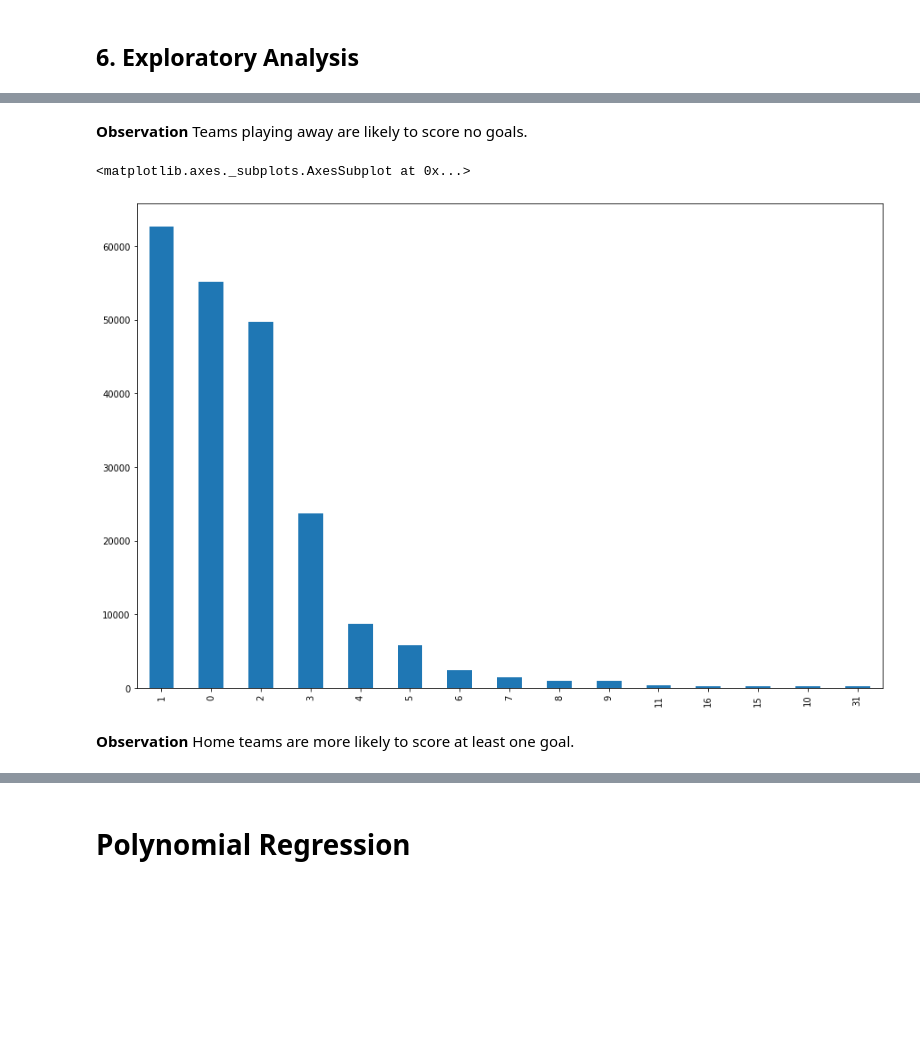
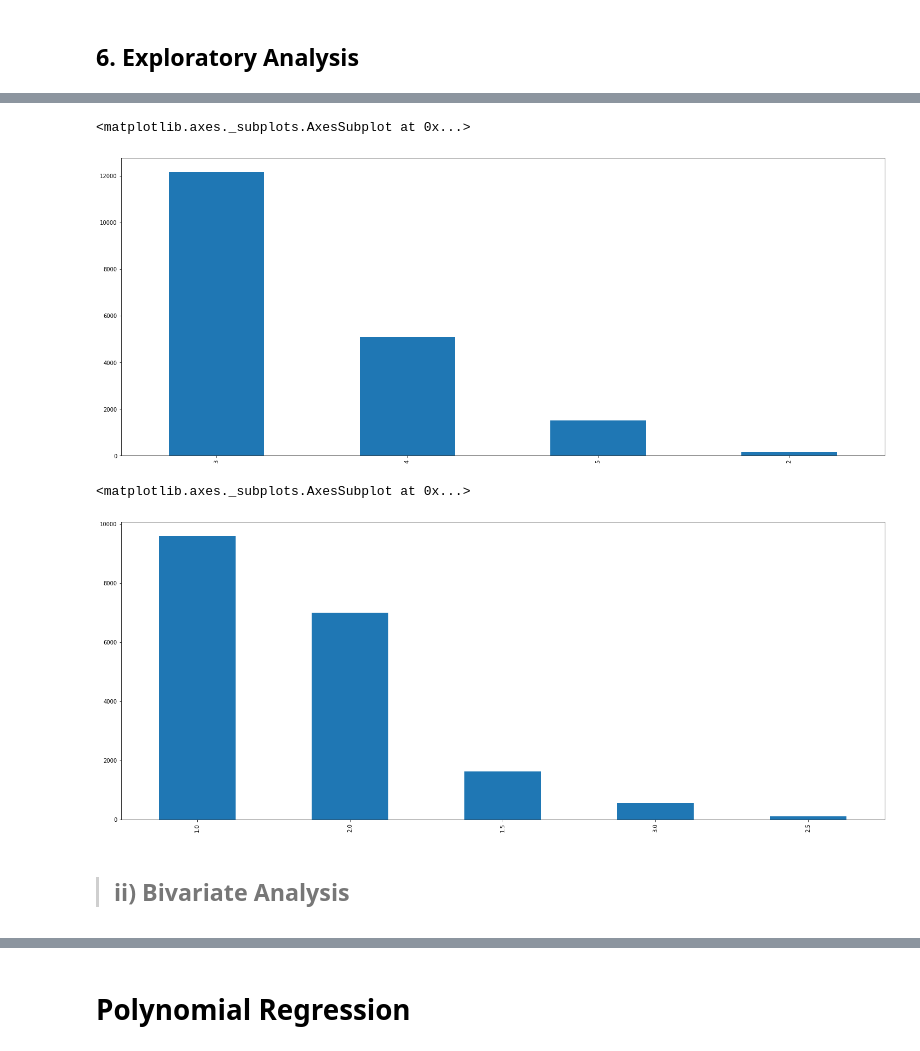
Before and after one commit to Collokd/Core_Week_7_Independent_Project, a Jupyter notebook: Week_7_Independent_Project_Collins_Kemboi.ipynb, the cells around one changed output, grey strips where cells are left out. Drawn from its saved outputs; the diff is of its cells as text; code cells hidden in the pictures; blank space fills up the shorter version.

```diff
--- a/Week_7_Independent_Project_Collins_Kemboi.ipynb
+++ b/Week_7_Independent_Project_Collins_Kemboi.ipynb
@@ -355,12 +386,18 @@ combined['away_score'].value_counts().plot.bar(color = 'green')
-# %% [markdown]
-**Observation**
-Teams playing away are likely to score no goals.
-# %%
-plt.figure(figsize=(15,10))
-combined['home_score'].value_counts().plot.bar()
-# %% [output]
-<matplotlib.axes._subplots.AxesSubplot at 0x...>
-[figure, removed]
-# %% [markdown]
-**Observation**
-Home teams are more likely to score at least one goal.
+# %%
+# Ploting the univariate summaries and recording our observations
+#
+plt.figure(figsize=(25,10))
+df1['condition'].value_counts().plot.bar()
+# %% [output]
+<matplotlib.axes._subplots.AxesSubplot at 0x...>
+[figure, added]
+# %%
+# Ploting the univariate summaries and recording our observations
+#
+plt.figure(figsize=(25,10))
+df1['floors'].value_counts().plot.bar()
+# %% [output]
+<matplotlib.axes._subplots.AxesSubplot at 0x...>
+[figure, added]
+# %% [markdown]
+> ## ii) Bivariate Analysis
```
Also changed, not shown: parts of 20 cells of this notebook.
